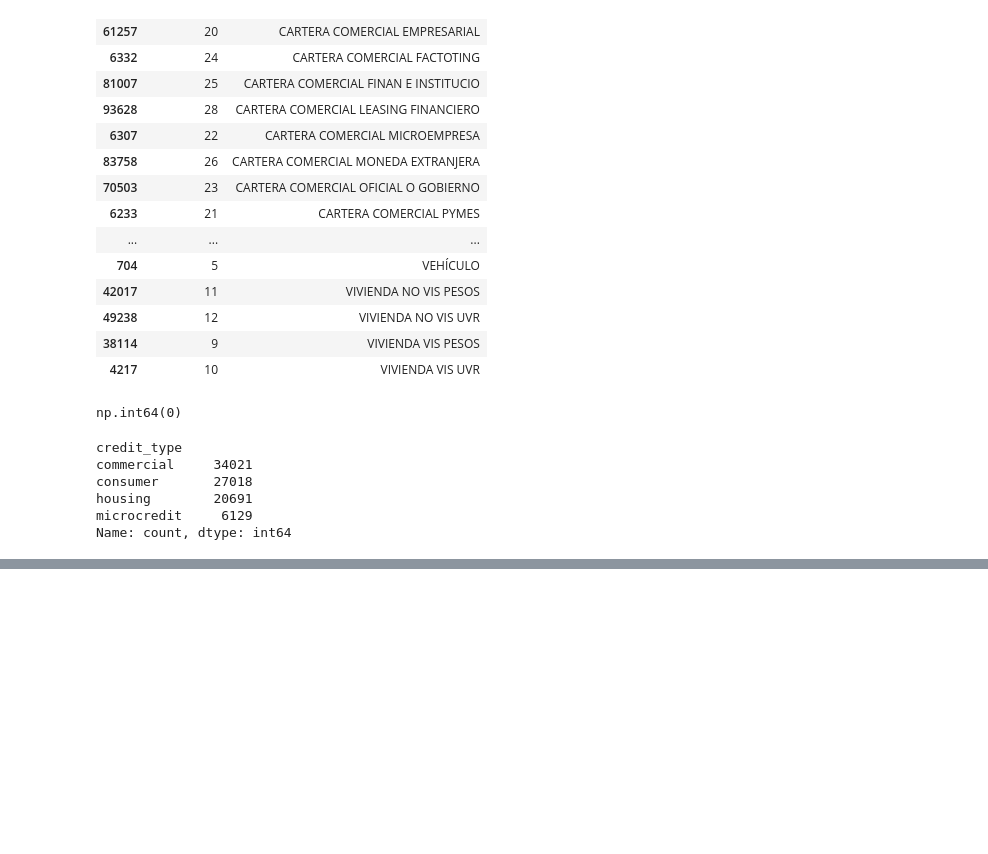
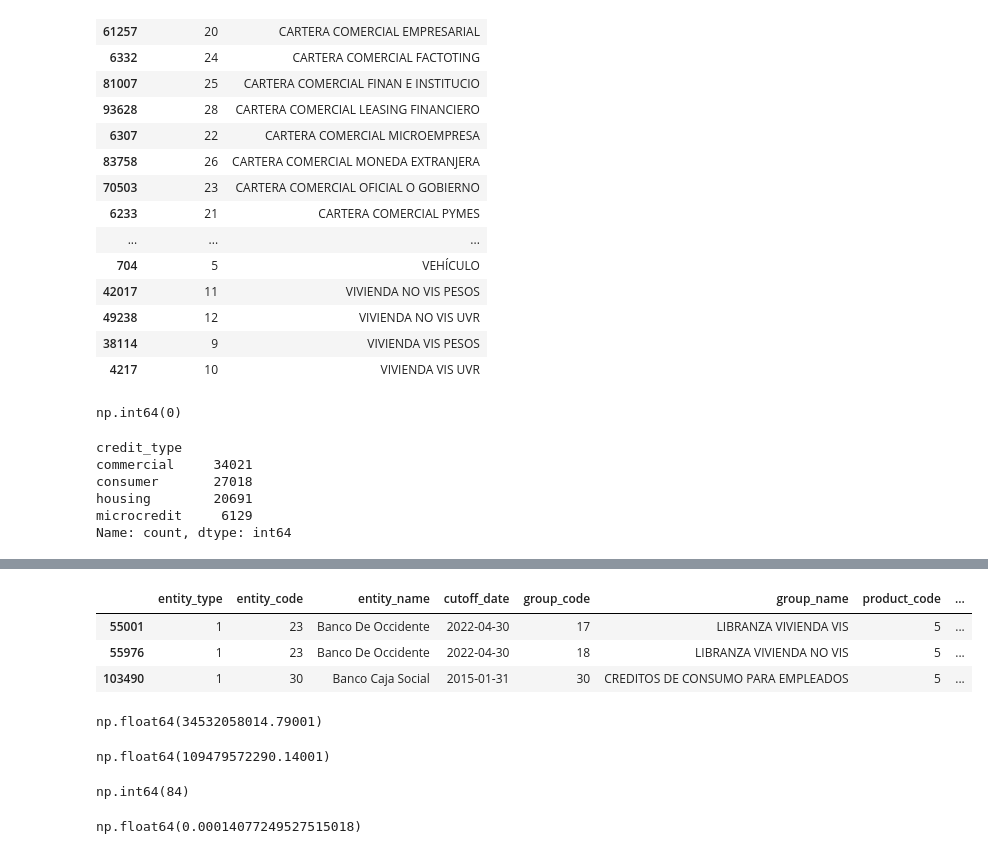
Before and after one commit to Richard-Aguirre/credit-risk-berka, a Jupyter notebook: notebooks/05_colombia_cleaning.ipynb, the cells around one changed output, grey strips where cells are left out. Cells and saved outputs as stored; diff of their text form; code cells hidden in the pictures; blank space fills up the shorter version.

```diff
--- a/notebooks/05_colombia_cleaning.ipynb
+++ b/notebooks/05_colombia_cleaning.ipynb
@@ -322,0 +346,2 @@ df_clean.head(3)
+# %%
+df_clean["past_due"] = df_clean["past_due"].clip(lower=0) # Set the small negative values to 0
@@ -322,0 +366,7 @@ df_clean.head(3)
+# %%
+df_clean[(df_clean["total_balance"] == 0) & (df_clean["clients_past_due"] > 0)].head(3)
+# %% [output]
+|  | entity_type | entity_code | entity_name | cutoff_date | group_code | group_name | product_code | ... |
+| 55001 | 1 | 23 | Banco De Occidente | 2022-04-30 | 17 | LIBRANZA VIVIENDA VIS | 5 | ... |
+| 55976 | 1 | 23 | Banco De Occidente | 2022-04-30 | 18 | LIBRANZA VIVIENDA NO VIS | 5 | ... |
+| 103490 | 1 | 30 | Banco Caja Social | 2015-01-31 | 30 | CREDITOS DE CONSUMO PARA EMPLEADOS | 5 | ... |
@@ -322,0 +375,16 @@ df_clean.head(3)
+# %%
+df_clean[(df_clean["total_balance"] == 0) & (df_clean["clients_past_due"] > 0)][RISK_BALANCE_COLUMNS].sum(axis=1).sum() # Sum the risk balances of zero-total rows with clients past due
+# %% [output]
+np.float64(34532058014.79001)
+# %%
+df_clean[df_clean["total_balance"] == 0][RISK_BALANCE_COLUMNS].sum(axis=1).sum()  # Sum the risk balances of all zero-total rows
+# %% [output]
+np.float64(109479572290.14001)
+# %%
+(df_clean[df_clean["total_balance"] == 0][RISK_BALANCE_COLUMNS].sum(axis=1) > 0).sum() # Calculate how many rows there are where the sum of the row is higher than 0
+# %% [output]
+np.int64(84)
+# %%
+(df_clean[df_clean["total_balance"] == 0][RISK_BALANCE_COLUMNS].sum(axis=1).sum() / df_clean["total_balance"].sum()) * 100 # Compare the hidden balance with the total portfolio (%)
+# %% [output]
+np.float64(0.00014077249527515018)
```
Also changed, not shown: parts of 18 cells of this notebook.
